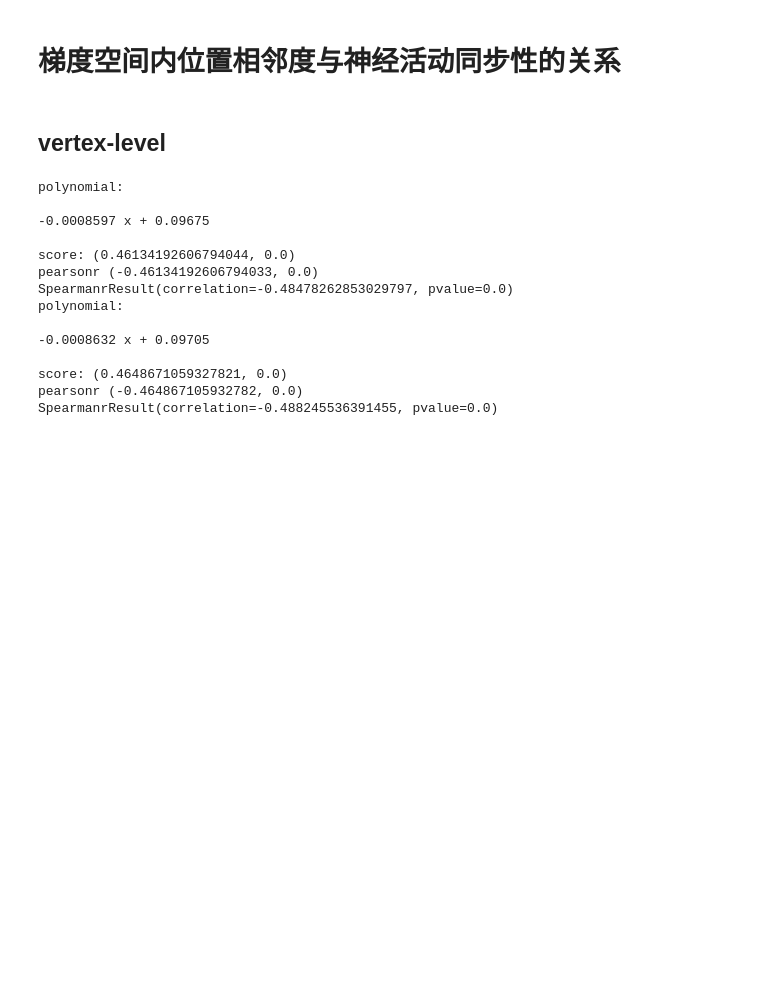
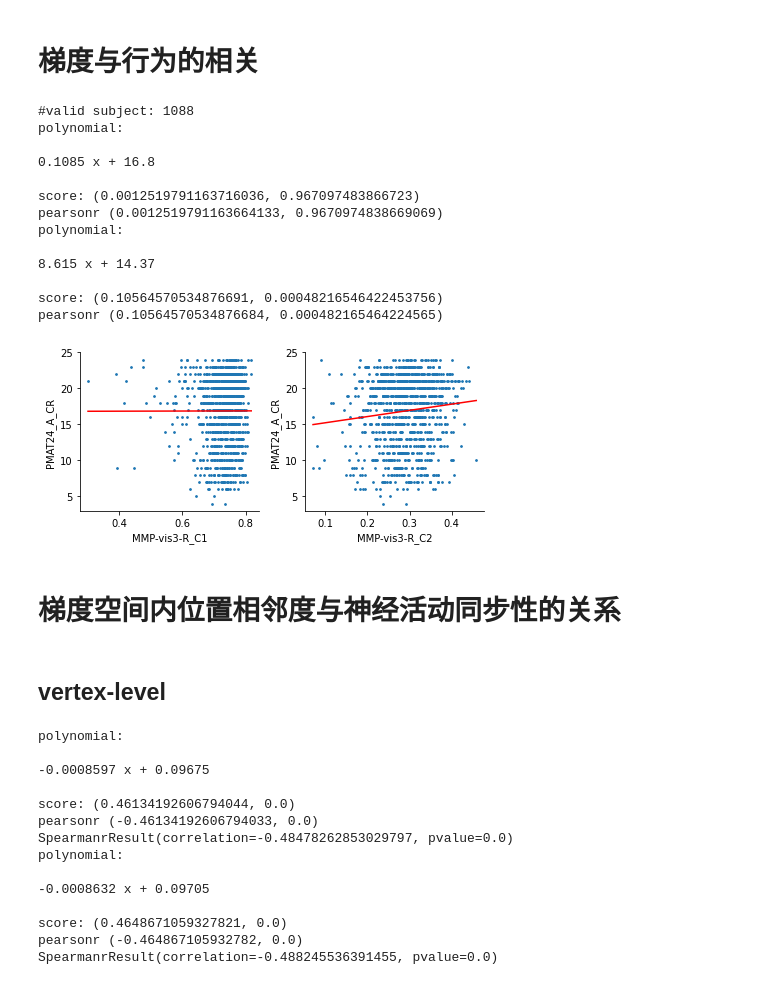
Before and after one commit to BNUCNL/nibrain, a Jupyter notebook: cxy_visual_dev/scripts/plot_scatter.ipynb, the cells around one changed output. Drawn from its saved outputs; the diff is of its cells as text; code cells hidden in the pictures; blank space fills up the shorter version.

```diff
--- a/cxy_visual_dev/scripts/plot_scatter.ipynb
+++ b/cxy_visual_dev/scripts/plot_scatter.ipynb
@@ -17,6 +18,65 @@ anal_dir = pjoin(proj_dir, 'analysis')
 work_dir = pjoin(anal_dir, 'plot/scatter')
 if not os.path.isdir(work_dir):
     os.makedirs(work_dir)
+# %% [markdown]
+# 梯度与行为的相关
+# %%
+info_file = pjoin(proj_dir, 'data/HCP/HCPY_SubjInfo.csv')
+info_df = pd.read_csv(info_file)
+
+# ---behavior measures---
+beh_name = 'PMAT24_A_CR'
+beh_file1 = '/nfs/m1/hcp/S1200_behavior.csv'
+beh_file2 = '/nfs/m1/hcp/S1200_behavior_restricted.csv'
+beh_df1 = pd.read_csv(beh_file1)
+beh_df2 = pd.read_csv(beh_file2)
+assert np.all(beh_df1['Subject'] == beh_df2['Subject'])
+beh_df2 = beh_df2.drop('Subject', axis=1)
+beh_df = pd.concat([beh_df1, beh_df2], axis=1)
+beh_vec = np.array(beh_df[beh_name])
+
+# limited in 1096 subjects
+subj_ids_beh = beh_df['Subject'].to_list()
+subj_indices = [subj_ids_beh.index(i) for i in info_df['subID']]
+beh_vec = beh_vec[subj_indices]
+non_nan_vec = ~np.isnan(beh_vec)
+print('#valid subject:', np.sum(non_nan_vec))
+beh_vec = beh_vec[non_nan_vec]
+
+# ---HCPY-M+T_fit_PC_subj-wise---
+mt_fit_pc_names = ['MMP-vis3-R_C1', 'MMP-vis3-R_C2']
+mt_fit_pc_file = pjoin(anal_dir, 'fit/HCPY-M+T_fit_PC_subj-wise.pkl')
+mt_fit_pc_data = pkl.load(open(mt_fit_pc_file, 'rb'))
+
+# plot
+fig, axes = plt.subplots(1, 2, figsize=(6.4, 3))
+for idx, name in enumerate(mt_fit_pc_names):
+    ax = axes[idx]
+    x = mt_fit_pc_data[name][non_nan_vec]
+    plot_polyfit(x, beh_vec, 1, color='r', s=3, ax=ax)
+    print('pearsonr', pearsonr(x, beh_vec))
+    ax.set_xlabel(name)
+    ax.set_ylabel(beh_name)
+    ax.spines['top'].set_visible(False)
+    ax.spines['right'].set_visible(False)
+
+fig.tight_layout()
+fig.savefig(pjoin(work_dir, f'gradient-corr-beh.jpg'))
+# %% [output]
+#valid subject: 1088
+polynomial:
+
+0.1085 x + 16.8
+
+score: (0.0012519791163716036, 0.967097483866723)
+pearsonr (0.0012519791163664133, 0.9670974838669069)
+polynomial:
+
+8.615 x + 14.37
+
+score: (0.10564570534876691, 0.00048216546422453756)
+pearsonr (0.10564570534876684, 0.000482165464224565)
+[figure, added]
 # %% [markdown]
 # 梯度空间内位置相邻度与神经活动同步性的关系
 # %% [markdown]
```
Also changed, not shown: parts of 2 cells of this notebook.
